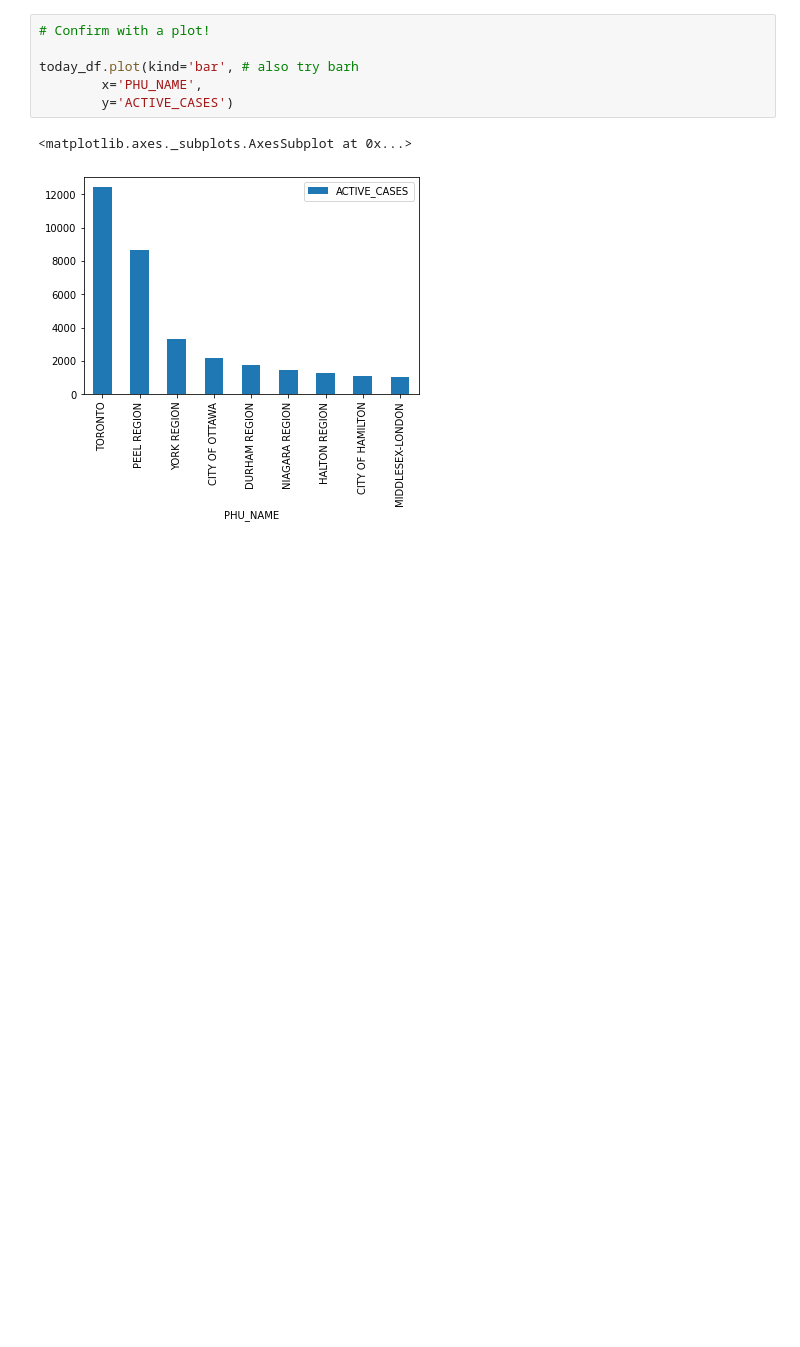
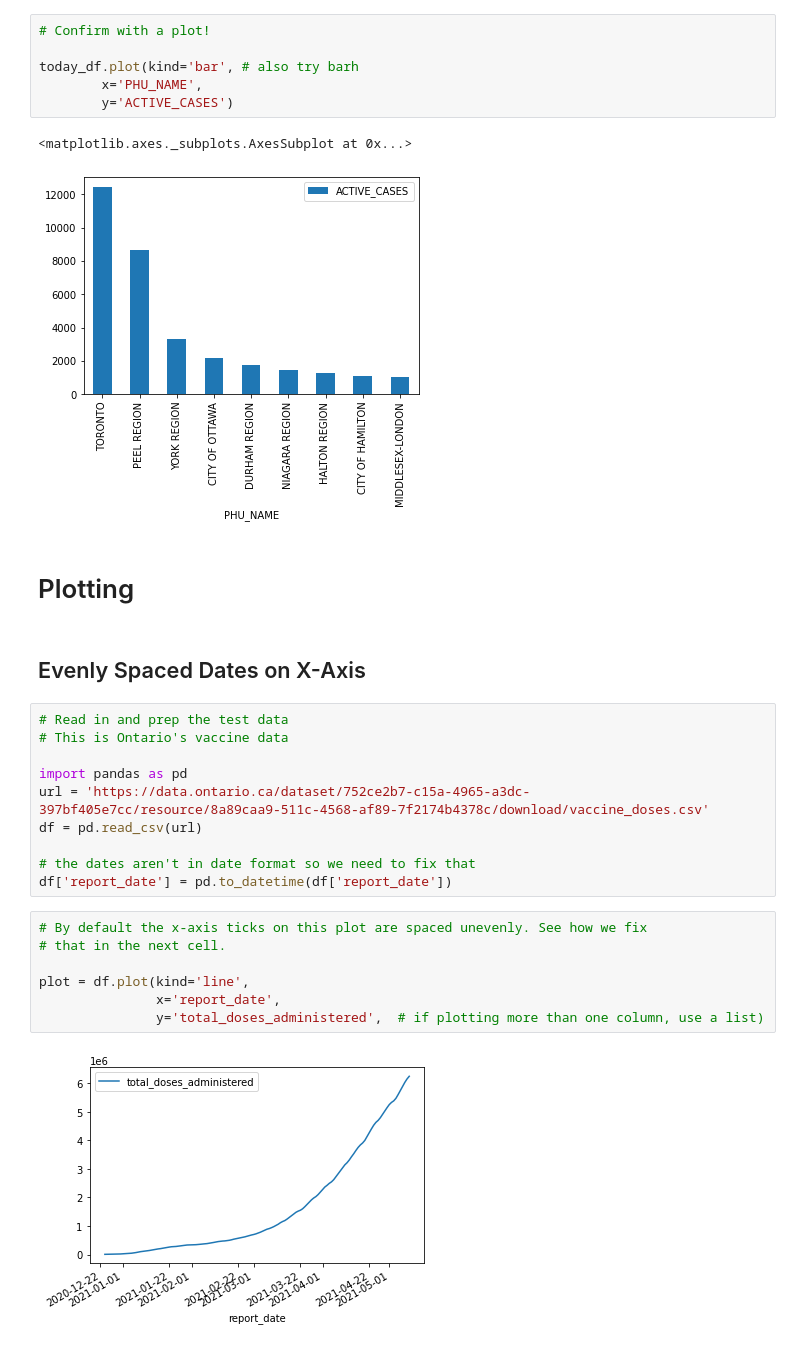
Before and after one commit to pbeens/OTF-Data-Analysis-2021-05, a Jupyter notebook: Demo_Fixing_Data.ipynb, the cells around one changed output. Drawn from its saved outputs; the diff is of its cells as text; blank space fills up the shorter version.

```diff
--- a/Demo_Fixing_Data.ipynb
+++ b/Demo_Fixing_Data.ipynb
@@ -400,3 +400,26 @@ today_df.plot(kind='bar', # also try barh
 # %% [output]
 <matplotlib.axes._subplots.AxesSubplot at 0x...>
 [figure]
+# %% [markdown]
+# Plotting
+# %% [markdown]
+## Evenly Spaced Dates on X-Axis
+# %%
+# Read in and prep the test data
+# This is Ontario's vaccine data
+
+import pandas as pd
+url = 'https://data.ontario.ca/dataset/752ce2b7-c15a-4965-a3dc-397bf405e7cc/resource/8a89caa9-511c-4568-af89-7f2174b4378c/download/vaccine_doses.csv'
+df = pd.read_csv(url)
+
+# the dates aren't in date format so we need to fix that
+df['report_date'] = pd.to_datetime(df['report_date'])
+# %%
+# By default the x-axis ticks on this plot are spaced unevenly. See how we fix
+# that in the next cell.
+
+plot = df.plot(kind='line',
+               x='report_date',
+               y='total_doses_administered',  # if plotting more than one column, use a list)
+# %% [output]
+[figure, added]
```
Also changed, not shown: parts of 2 cells of this notebook.
